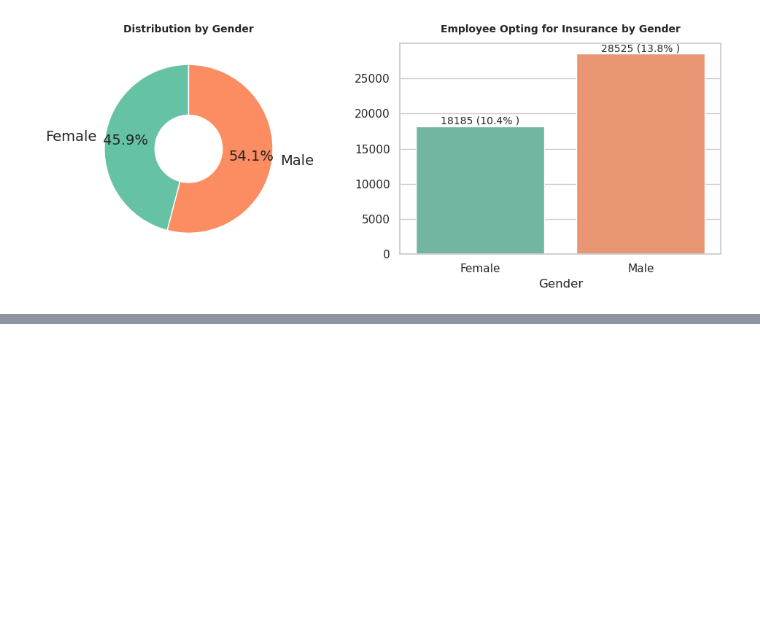
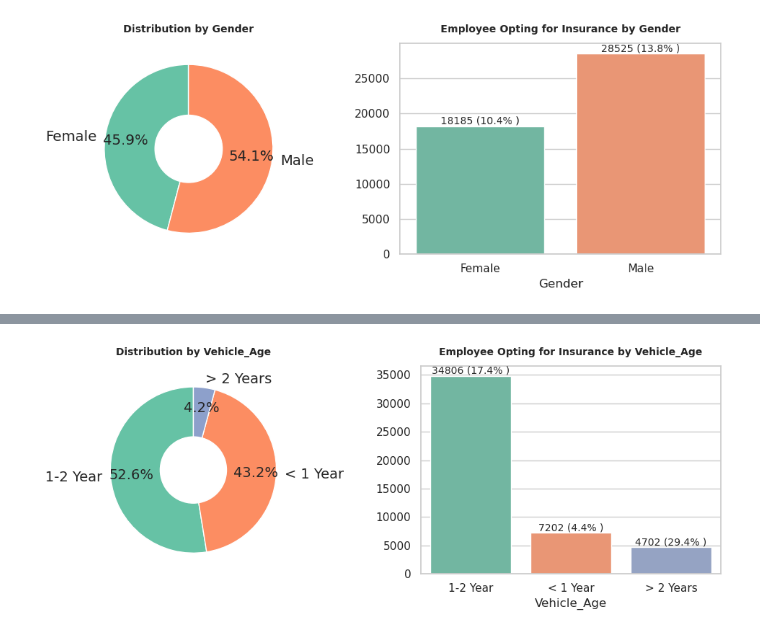
Before and after one commit to eligioEC/model-crosseling, a Jupyter notebook: notebooks/analisis_bivaraido.ipynb, the cells around one changed output, grey strips where cells are left out. Saved outputs shown, nothing was run; the diff lists cells and outputs as text; code cells hidden in the pictures; blank space fills up the shorter version.

```diff
--- a/notebooks/analisis_bivaraido.ipynb
+++ b/notebooks/analisis_bivaraido.ipynb
@@ -67,0 +77,4 @@ pie_bar_plot(df_cros, 'Gender', 'Compraron')
+# %%
+pie_bar_plot(df_cros, 'Vehicle_Age', 'Compraron')
+# %% [output]
+[figure, added]
```
Also changed, not shown: parts of 21 cells of this notebook.
